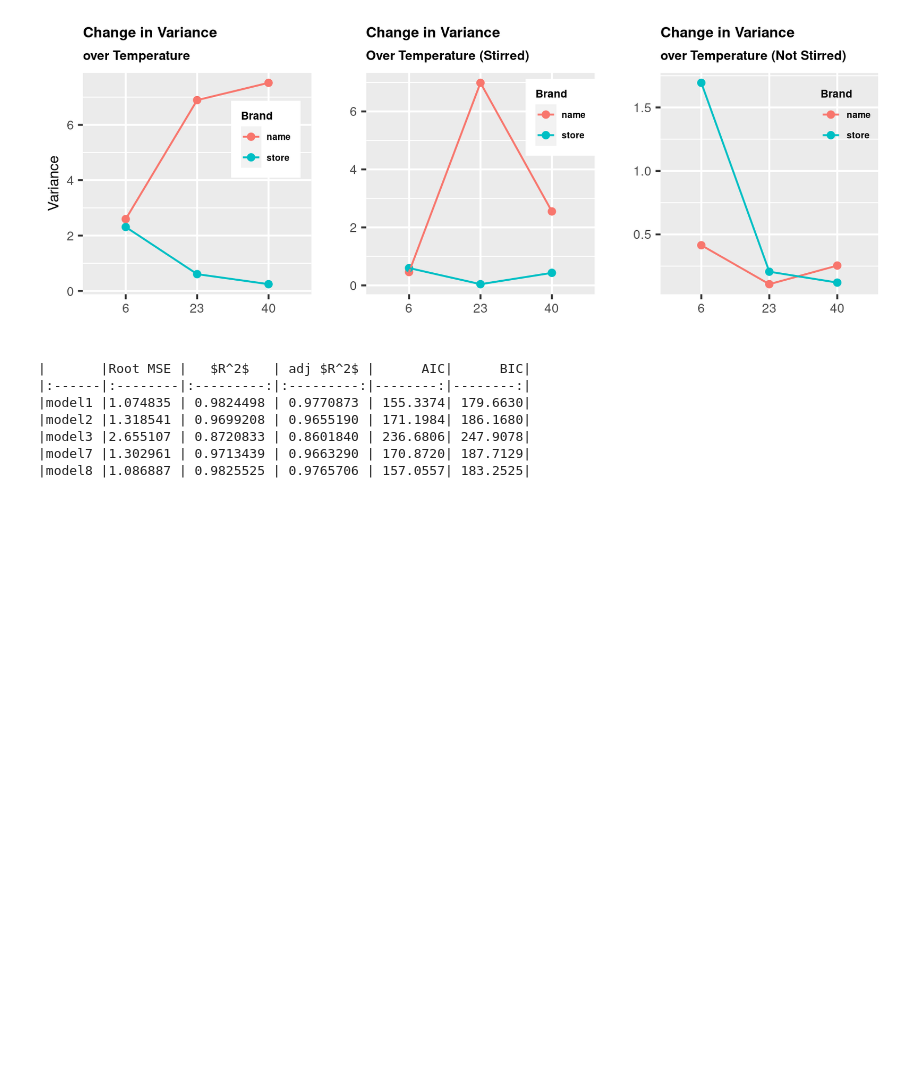
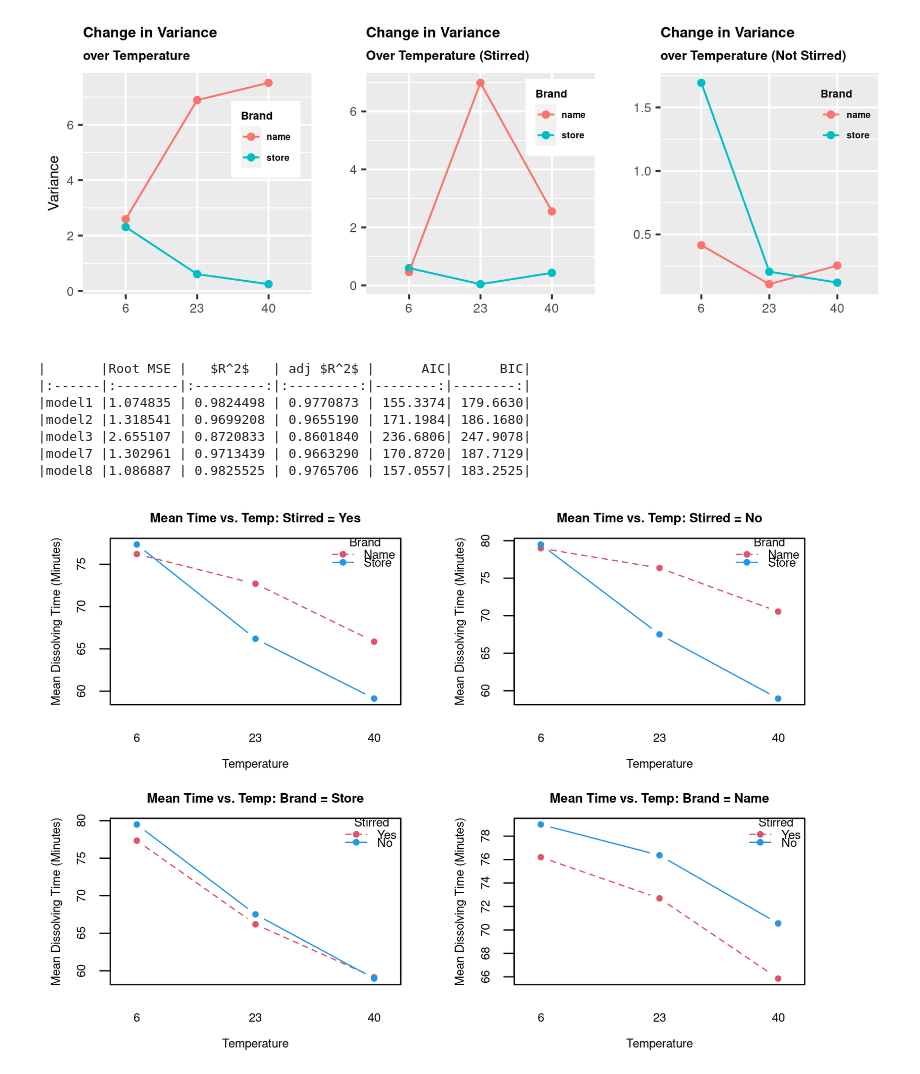
Before and after one commit to hkopanski/ST_518_Project, a Jupyter notebook: mixed_effect_SASlike.ipynb, the cells around one changed output. Saved outputs shown, nothing was run; the diff lists cells and outputs as text; code cells hidden in the pictures; blank space fills up the shorter version.

```diff
--- a/mixed_effect_SASlike.ipynb
+++ b/mixed_effect_SASlike.ipynb
@@ -754,3 +754,58 @@ kable(d, escape = FALSE, align = "lccrr")#, col.names = c('Model', 'Root MSE', '
 |model3 |2.655107 | 0.8720833 | 0.8601840 | 236.6806| 247.9078|
 |model7 |1.302961 | 0.9713439 | 0.9663290 | 170.8720| 187.7129|
 |model8 |1.086887 | 0.9825525 | 0.9765706 | 157.0557| 183.2525|
+# %%
+options(repr.plot.width = 6.5, repr.plot.height = 4.5, repr.plot.res = 250)
+par(mfrow=c(2,2), mar = c(3.5,3.5,2,2))
+with(df_eff%>%filter(Stirred=="yes"),interaction.plot(Temp,Brand,Time,
+            type="b", pch=20, col=c(2,4), ylab="", xlab = "",
+            main="Mean Time vs. Temp: Stirred = Yes",
+            cex.main = 0.75, cex.axis = 0.7, legend = FALSE))
+legend("topright",
+       title = "Brand",
+       c("Name", "Store"),
+       bty = "n",
+       cex = 0.7,
+       col = c("#DF536B","#2297E6"),
+       pch = c(19,19), lty = c(2,1))
+title(xlab = "Temperature", ylab = "Mean Dissolving Time (Minutes)", line = 2.25, cex.lab = 0.7)
+
+with(df_eff%>%filter(Stirred=="no"),interaction.plot(Temp,Brand,Time,
+          type="b", pch=20, col=c(2,4), ylab="", xlab = "",
+          main="Mean Time vs. Temp: Stirred = No",
+          cex.main = 0.75, cex.axis = 0.7, legend = FALSE))
+legend("topright",
+       title = "Brand",
+       c("Name", "Store"),
+       bty = "n",
+       cex = 0.7,
+       col = c("#DF536B","#2297E6"),
+       pch = c(19,19), lty = c(2,1))
+title(xlab = 'Temperature', ylab = "Mean Dissolving Time (Minutes)", line = 2.25, cex.lab = 0.7)
+with(df_eff%>%filter(Brand=="store"),interaction.plot(Temp,Stirred,Time,
+            type="b", pch=20, col=c(2,4), ylab="", xlab = "",
+            main="Mean Time vs. Temp: Brand = Store",
+            cex.main = 0.75, cex.axis = 0.7, legend = FALSE))
+legend("topright",
+       title = "Stirred",
+       c("Yes", "No"),
+       bty = "n",
+       cex = 0.7,
+       col = c("#DF536B","#2297E6"),
+       pch = c(19,19), lty = c(2,1))
+title(xlab = "Temperature", ylab = "Mean Dissolving Time (Minutes)", line = 2.25, cex.lab = 0.7)
+
+with(df_eff%>%filter(Brand=="name"),interaction.plot(Temp,Stirred,Time,
+          type="b", pch=20, col=c(2,4), ylab="", xlab = "",
+          main="Mean Time vs. Temp: Brand = Name",
+          cex.main = 0.75, cex.axis = 0.7, legend = FALSE))
+legend("topright",
+       title = "Stirred",
+       c("Yes", "No"),
+       bty = "n",
+       cex = 0.7,
+       col = c("#DF536B","#2297E6"),
+       pch = c(19,19), lty = c(2,1))
+title(xlab = 'Temperature', ylab = "Mean Dissolving Time (Minutes)", line = 2.25, cex.lab = 0.7)
+# %% [output]
+[figure, added]
```
Also changed, not shown: parts of 2 cells of this notebook, 2 other files.
